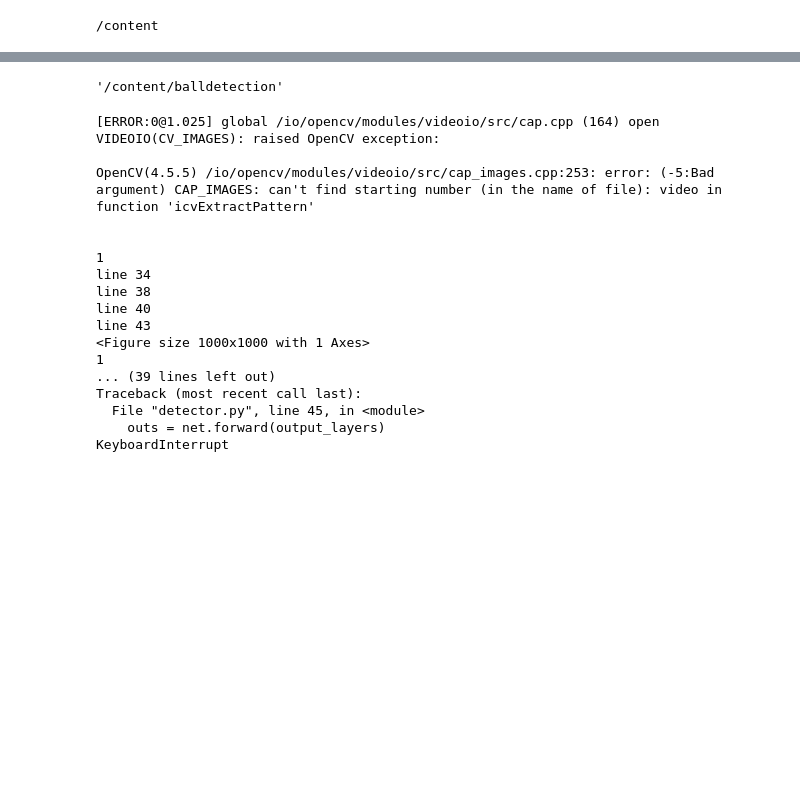
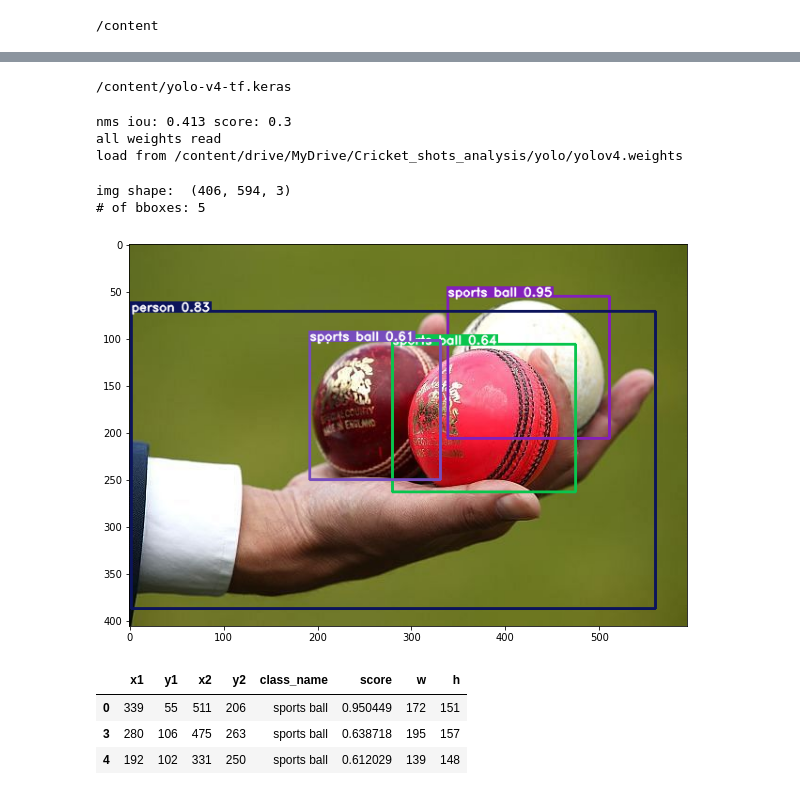
Before and after one commit to Akshara416/OpenCV-projects, a Jupyter notebook: cricket_shot_analysis/Bat_and_Ball_detection.ipynb, the cells around one changed output, grey strips where cells are left out. Cells and saved outputs as stored; diff of their text form; code cells hidden in the pictures; blank space fills up the shorter version.

```diff
--- a/cricket_shot_analysis/Bat_and_Ball_detection.ipynb
+++ b/cricket_shot_analysis/Bat_and_Ball_detection.ipynb
@@ -129,4 +179,0 @@ ffmpeg version 3.4.8-0ubuntu0.2 Copyright (c) 2000-2020 the FFmpeg developers
-# %%
-pwd
-# %% [output]
-'/content/balldetection'
@@ -144,21 +180,25 @@ net = cv2.dnn.readNet(os.path.join(os.path.dirname(
-# %%
-video = '/content/drive/MyDrive/Cricket_shots_analysis/videos/balls_sample_1.mp4'
-! python detector.py video
-# %% [output]
-[ERROR:0@1.025] global /io/opencv/modules/videoio/src/cap.cpp (164) open VIDEOIO(CV_IMAGES): raised OpenCV exception:
-
-OpenCV(4.5.5) /io/opencv/modules/videoio/src/cap_images.cpp:253: error: (-5:Bad argument) CAP_IMAGES: can't find starting number (in the name of file): video in function 'icvExtractPattern'
-
-
-1
-line 34
-line 38
-line 40
-line 43
-<Figure size 1000x1000 with 1 Axes>
-1
-... (39 lines left out)
-Traceback (most recent call last):
-  File "detector.py", line 45, in <module>
-    outs = net.forward(output_layers)
-KeyboardInterrupt
+# %%
+cd /content/yolo-v4-tf.keras/
+# %% [output]
+/content/yolo-v4-tf.keras
+# %%
+from models import Yolov4
+model = Yolov4(weight_path='/content/drive/MyDrive/Cricket_shots_analysis/yolo/yolov4.weights',
+               class_name_path='class_names/coco_classes.txt')
+# %% [output]
+nms iou: 0.413 score: 0.3
+all weights read
+load from /content/drive/MyDrive/Cricket_shots_analysis/yolo/yolov4.weights
+# %%
+pred = model.predict('/content/drive/MyDrive/Cricket_shots_analysis/images/ball.jpg')
+# %% [output]
+img shape:  (406, 594, 3)
+# of bboxes: 5
+[figure, added]
+# %%
+pred[(pred['class_name']=='sports ball') & (pred['score']>0.1)]
+# %% [output]
+|  | x1 | y1 | x2 | y2 | class_name | score | w | h |
+| 0 | 339 | 55 | 511 | 206 | sports ball | 0.950449 | 172 | 151 |
+| 3 | 280 | 106 | 475 | 263 | sports ball | 0.638718 | 195 | 157 |
+| 4 | 192 | 102 | 331 | 250 | sports ball | 0.612029 | 139 | 148 |
```
Also changed, not shown: parts of 20 cells of this notebook.
